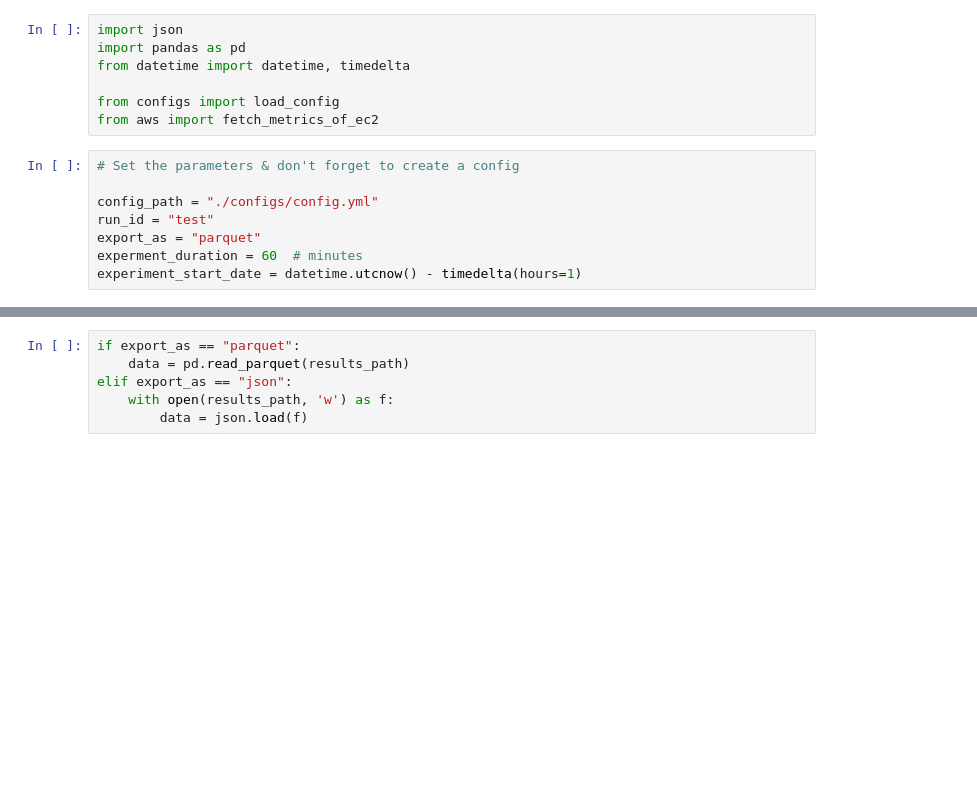
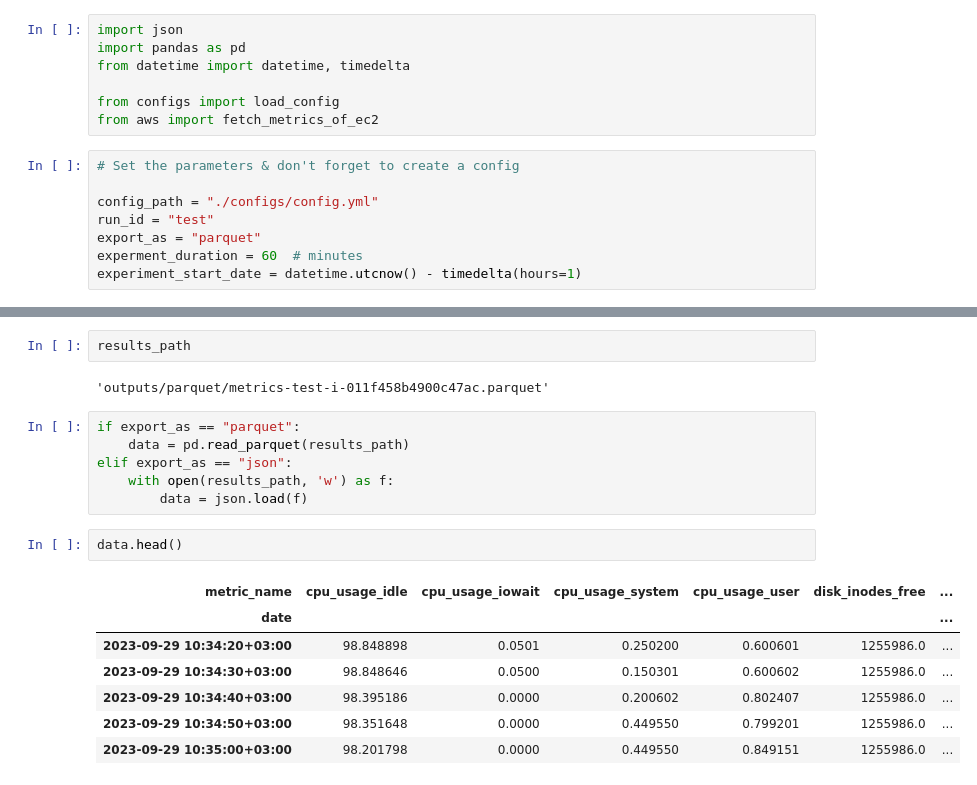
Before and after one commit to dberkerdem/MLOps-Article, a Jupyter notebook: monitoring/monitoring.ipynb, the cells around one changed output, grey strips where cells are left out. Cells and saved outputs as stored; diff of their text form; blank space fills up the shorter version.

```diff
--- a/monitoring/monitoring.ipynb
+++ b/monitoring/monitoring.ipynb
@@ -57,6 +36,20 @@ results_path = fetch_metrics_of_ec2(**config)
+# %%
+results_path
+# %% [output]
+'outputs/parquet/metrics-test-i-011f458b4900c47ac.parquet'
 # %%
 if export_as == "parquet":
     data = pd.read_parquet(results_path)
 elif export_as == "json":
     with open(results_path, 'w') as f:
         data = json.load(f)
+# %%
+data.head()
+# %% [output]
+| metric_name | cpu_usage_idle | cpu_usage_iowait | cpu_usage_system | cpu_usage_user | disk_inodes_free | ... |
+| date |  |  |  |  |  | ... |
+| 2023-09-29 10:34:20+03:00 | 98.848898 | 0.0501 | 0.250200 | 0.600601 | 1255986.0 | ... |
+| 2023-09-29 10:34:30+03:00 | 98.848646 | 0.0500 | 0.150301 | 0.600602 | 1255986.0 | ... |
+| 2023-09-29 10:34:40+03:00 | 98.395186 | 0.0000 | 0.200602 | 0.802407 | 1255986.0 | ... |
+| 2023-09-29 10:34:50+03:00 | 98.351648 | 0.0000 | 0.449550 | 0.799201 | 1255986.0 | ... |
+| 2023-09-29 10:35:00+03:00 | 98.201798 | 0.0000 | 0.449550 | 0.849151 | 1255986.0 | ... |
```
Also changed, not shown: parts of 4 cells of this notebook, 1 other file.
